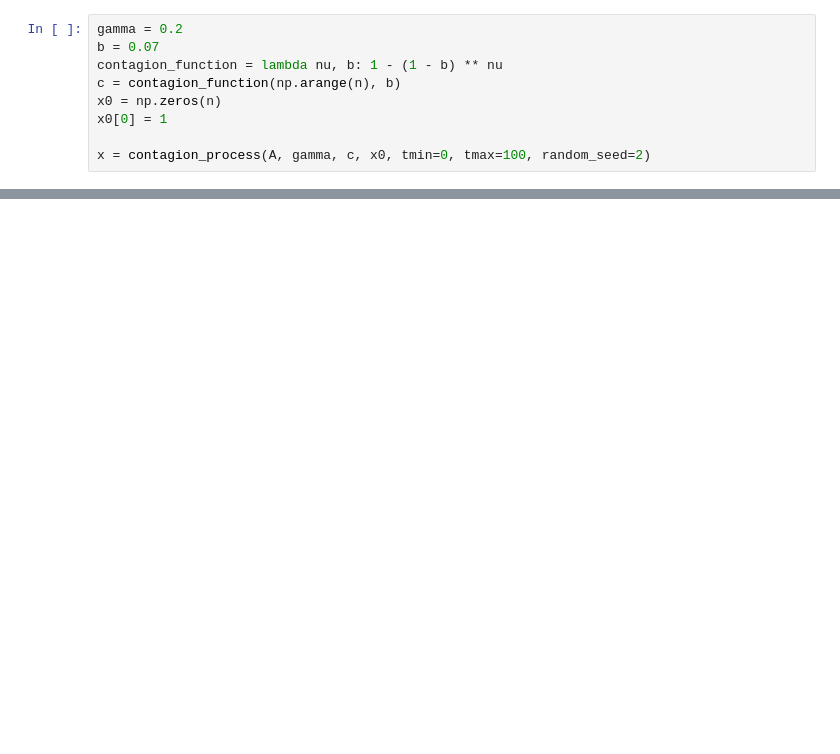
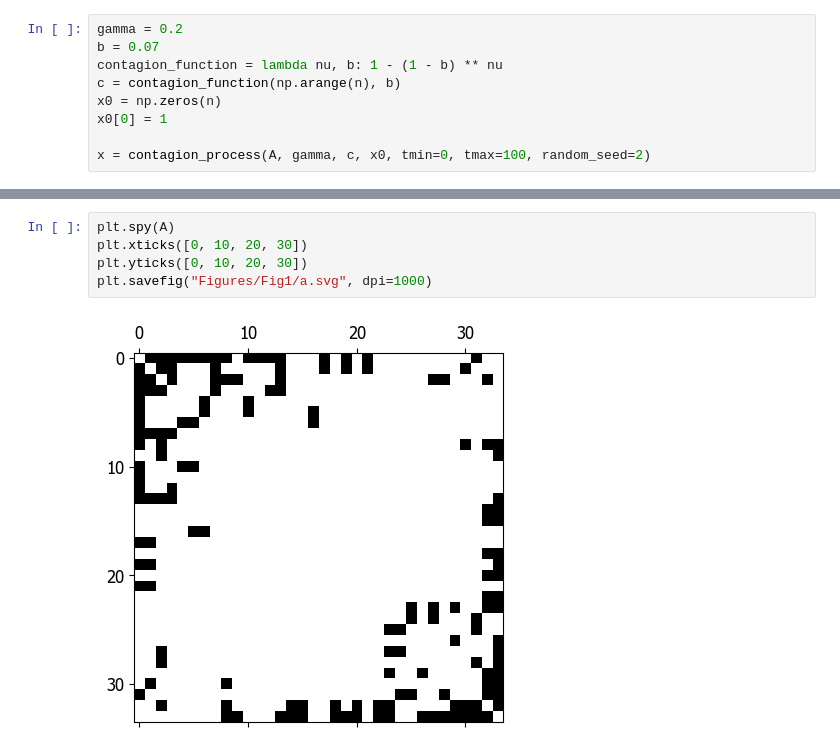
Before and after one commit to nwlandry/complex-network-reconstruction, a Jupyter notebook: plot_illustration.ipynb, the cells around one changed output, grey strips where cells are left out. Drawn from its saved outputs; the diff is of its cells as text; blank space fills up the shorter version.

```diff
--- a/plot_illustration.ipynb
+++ b/plot_illustration.ipynb
@@ -44,0 +58,7 @@ plt.show()
+# %%
+plt.spy(A)
+plt.xticks([0, 10, 20, 30])
+plt.yticks([0, 10, 20, 30])
+plt.savefig("Figures/Fig1/a.svg", dpi=1000)
+# %% [output]
+[figure, added]
```
Also changed, not shown: parts of 9 cells of this notebook, 4 other files.
